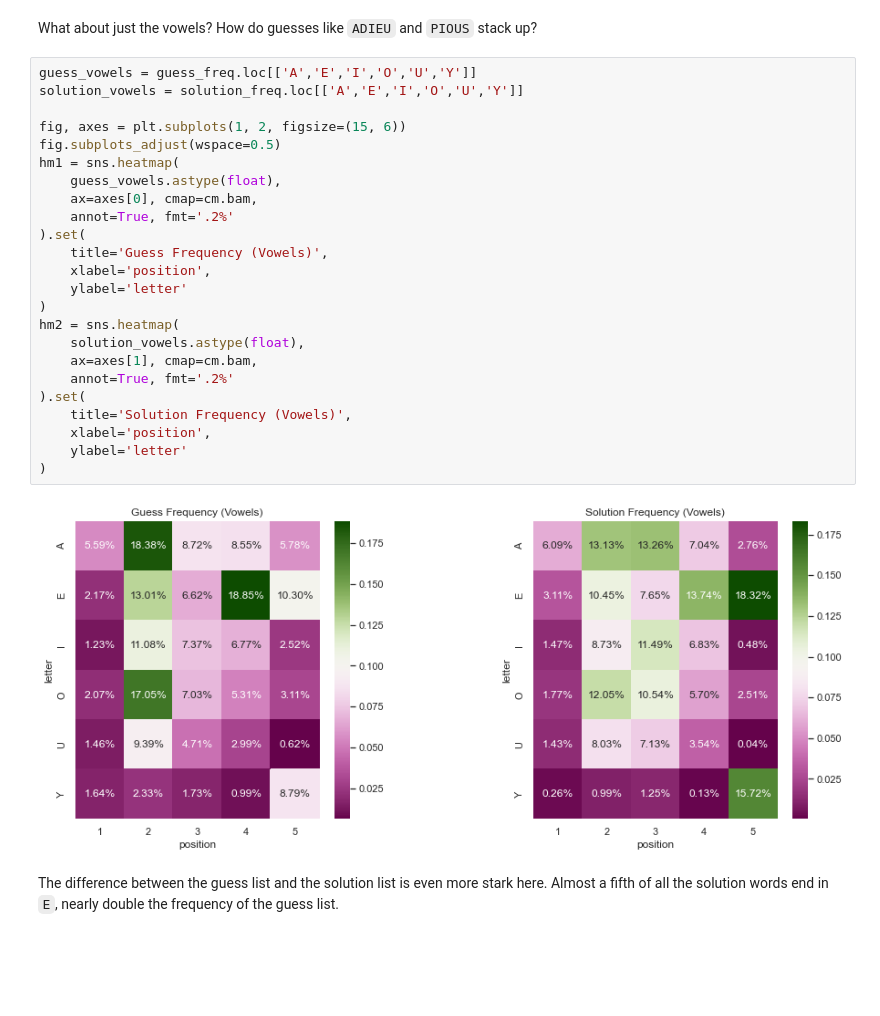
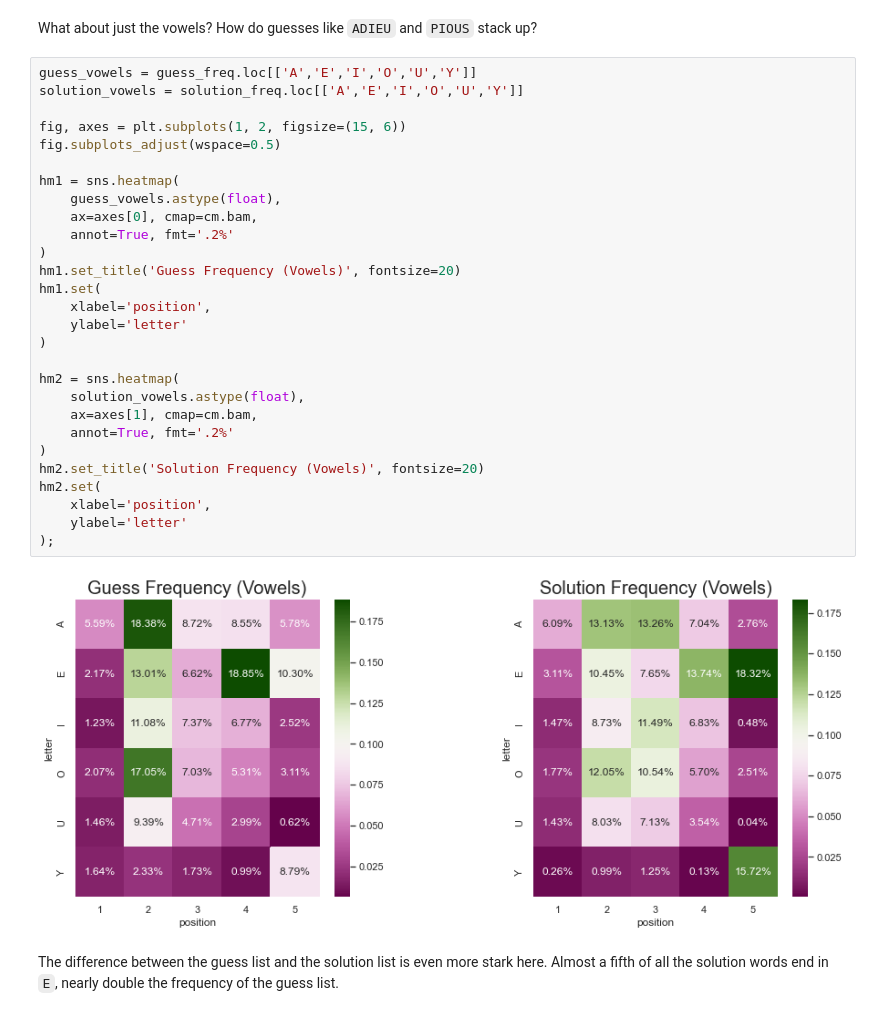
Before and after one commit to vwallen/personal-notebooks, a Jupyter notebook: wordle-letters/wordle-letters.ipynb, the cells around one changed output. Drawn from its saved outputs; the diff is of its cells as text; blank space fills up the shorter version.

Commit message:
Added alternate word counting method, cleaned heatmaps

```diff
--- a/wordle-letters/wordle-letters.ipynb
+++ b/wordle-letters/wordle-letters.ipynb
@@ -117,29 +120,33 @@ What about just the vowels? How do guesses like `ADIEU` and `PIOUS` stack up?
 # %%
 guess_vowels = guess_freq.loc[['A','E','I','O','U','Y']]
 solution_vowels = solution_freq.loc[['A','E','I','O','U','Y']]
 
 fig, axes = plt.subplots(1, 2, figsize=(15, 6))
 fig.subplots_adjust(wspace=0.5)
+
 hm1 = sns.heatmap(
     guess_vowels.astype(float),
     ax=axes[0], cmap=cm.bam,
     annot=True, fmt='.2%'
-).set(
-    title='Guess Frequency (Vowels)',
+)
+hm1.set_title('Guess Frequency (Vowels)', fontsize=20)
+hm1.set(
     xlabel='position',
     ylabel='letter'
 )
+
 hm2 = sns.heatmap(
     solution_vowels.astype(float),
     ax=axes[1], cmap=cm.bam,
     annot=True, fmt='.2%'
-).set(
-    title='Solution Frequency (Vowels)',
+)
+hm2.set_title('Solution Frequency (Vowels)', fontsize=20)
+hm2.set(
     xlabel='position',
     ylabel='letter'
-)
+);
 # %% [output]
-[figure, old version]
+[figure, new version]
 # %% [markdown]
 The difference between the guess list and the solution list is even more stark here. Almost a fifth of all the solution words end in `E`, nearly double the frequency of the guess list.
 # %% [markdown]
```
Also changed, not shown: parts of 14 cells of this notebook.
